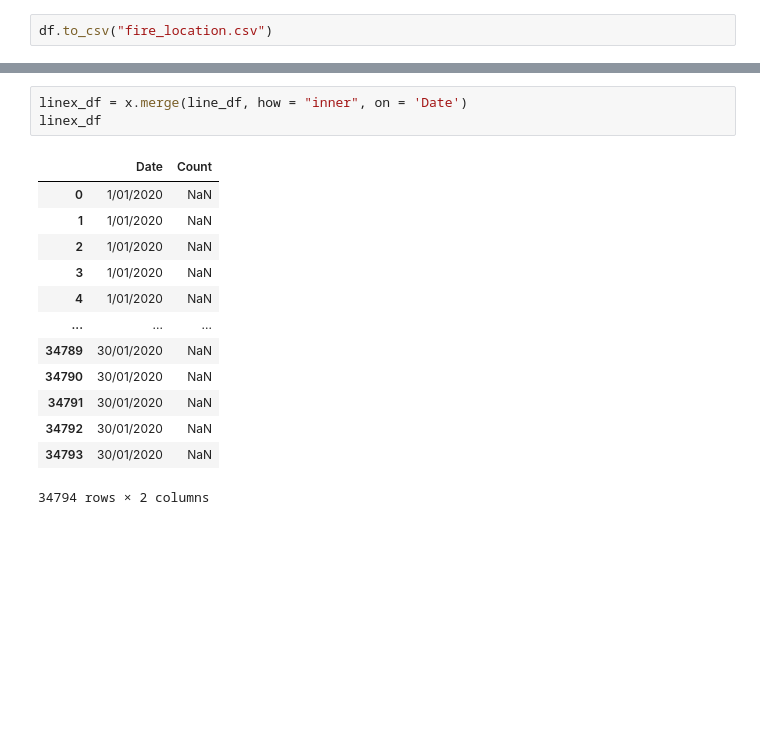
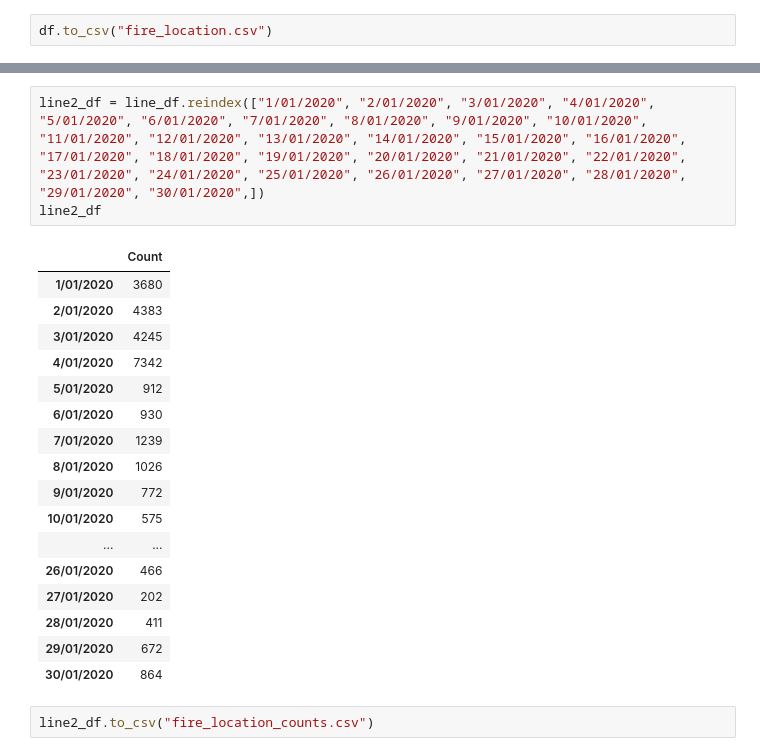
Before and after one commit to Franco1230/Group-Project-2---Bushfire-, a Jupyter notebook: DataPreProcessing/data_clean.ipynb, the cells around one changed output, grey strips where cells are left out. Cells and saved outputs as stored; diff of their text form; blank space fills up the shorter version.

```diff
--- a/DataPreProcessing/data_clean.ipynb
+++ b/DataPreProcessing/data_clean.ipynb
@@ -227,17 +197,23 @@ x2
-# %%
-linex_df = x.merge(line_df, how = "inner", on = 'Date')
-linex_df
-# %% [output]
-|  | Date | Count |
-| 0 | 1/01/2020 | NaN |
-| 1 | 1/01/2020 | NaN |
-| 2 | 1/01/2020 | NaN |
-| 3 | 1/01/2020 | NaN |
-| 4 | 1/01/2020 | NaN |
-| ... | ... | ... |
-| 34789 | 30/01/2020 | NaN |
-| 34790 | 30/01/2020 | NaN |
-| 34791 | 30/01/2020 | NaN |
-| 34792 | 30/01/2020 | NaN |
-| 34793 | 30/01/2020 | NaN |
-34794 rows × 2 columns
+# %%
+line2_df = line_df.reindex(["1/01/2020", "2/01/2020", "3/01/2020", "4/01/2020", "5/01/2020", "6/01/2020", "7/01/2020", "8/01/2020", "9/01/2020", "10/01/2020", "11/01/2020", "12/01/2020", "13/01/2020", "14/01/2020", "15/01/2020", "16/01/2020", "17/01/2020", "18/01/2020", "19/01/2020", "20/01/2020", "21/01/2020", "22/01/2020", "23/01/2020", "24/01/2020", "25/01/2020", "26/01/2020", "27/01/2020", "28/01/2020", "29/01/2020", "30/01/2020",])
+line2_df
+# %% [output]
+|  | Count |
+| 1/01/2020 | 3680 |
+| 2/01/2020 | 4383 |
+| 3/01/2020 | 4245 |
+| 4/01/2020 | 7342 |
+| 5/01/2020 | 912 |
+| 6/01/2020 | 930 |
+| 7/01/2020 | 1239 |
+| 8/01/2020 | 1026 |
+| 9/01/2020 | 772 |
+| 10/01/2020 | 575 |
+| ... | ... |
+| 26/01/2020 | 466 |
+| 27/01/2020 | 202 |
+| 28/01/2020 | 411 |
+| 29/01/2020 | 672 |
+| 30/01/2020 | 864 |
+# %%
+line2_df.to_csv("fire_location_counts.csv")
```
Also changed, not shown: parts of 3 cells of this notebook, 3 other files.
